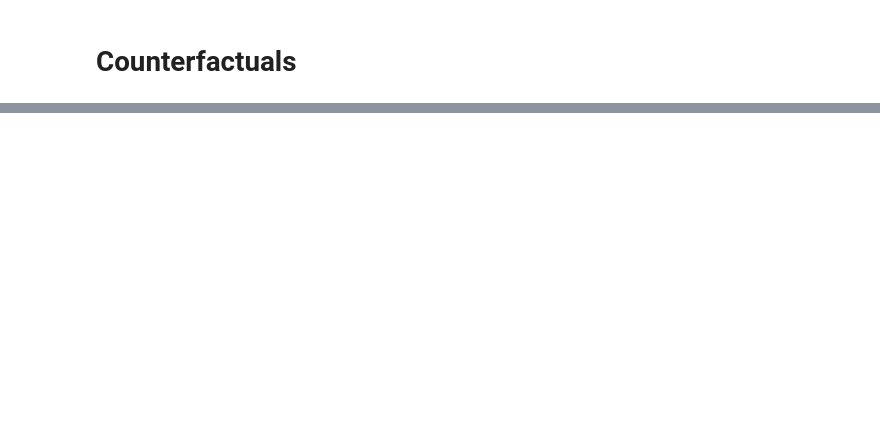
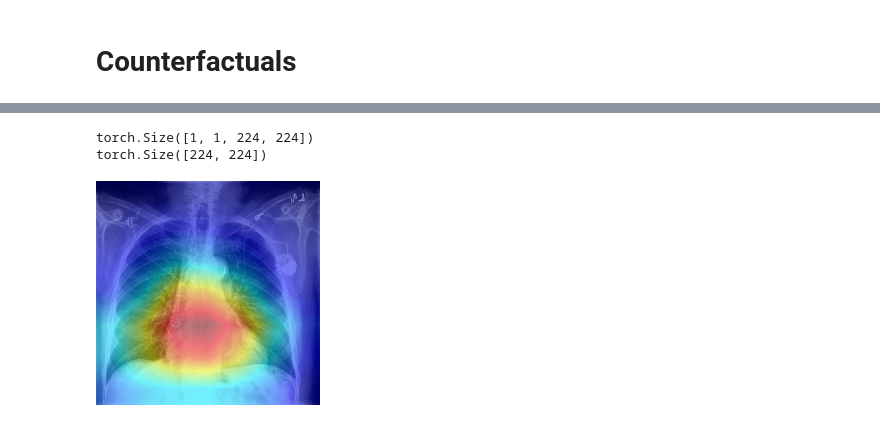
Before and after one commit to florianjuengermann/local-counterfactuals, a Jupyter notebook: XRV_Autoencoder.ipynb, the cells around one changed output, grey strips where cells are left out. Drawn from its saved outputs; the diff is of its cells as text; code cells hidden in the pictures; blank space fills up the shorter version.

```diff
--- a/XRV_Autoencoder.ipynb
+++ b/XRV_Autoencoder.ipynb
@@ -468,0 +501,24 @@ Text(0.5, 1.0, 'Conterfactual\n0.017')
+# %%
+
+def show_saliency(img, mask):
+    print(img.shape)
+    # rgb_img = X[index, :, :, :]
+    rgb_img = xrv_img_to_classifier(img)
+    rgb_img = rgb_img.permute(1, 2, 0)
+    rgb_img = rgb_img.cpu().detach().numpy()
+    rgb_img = (rgb_img - np.min(rgb_img)) / (np.max(rgb_img) - np.min(rgb_img))
+    visualization = show_cam_on_image(img = rgb_img, mask = mask, use_rgb=True)
+    #print(rgb_img.shape)
+
+
+
+    return visualization
+
+print(xrv_img.shape)
+mask = get_saliency(xrv_img)
+vis = show_saliency(xrv_img[0, 0], mask)
+Image.fromarray(vis, 'RGB')
+# %% [output]
+torch.Size([1, 1, 224, 224])
+torch.Size([224, 224])
+[figure, added]
```
Also changed, not shown: parts of 4 cells of this notebook.
